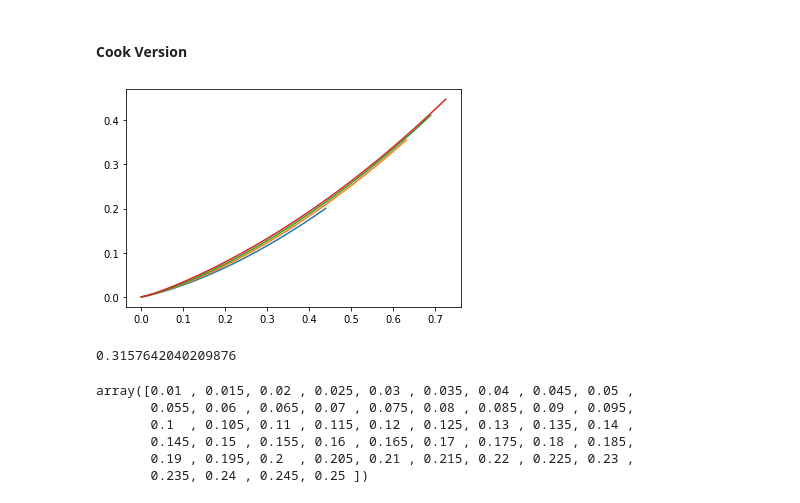
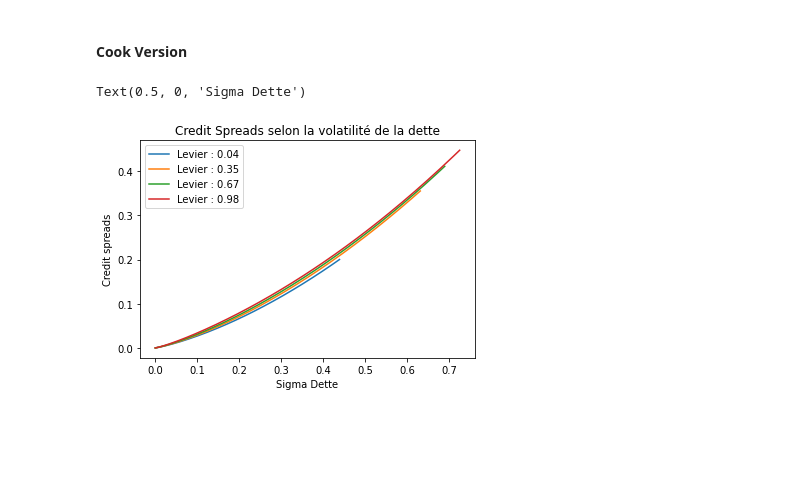
Before and after one commit to Damnsky100/Fixed-Income, a Jupyter notebook: TP/temp.ipynb, the cells around one changed output. Cells and saved outputs as stored; diff of their text form; code cells hidden in the pictures; blank space fills up the shorter version.

```diff
--- a/TP/temp.ipynb
+++ b/TP/temp.ipynb
@@ -81,24 +81,15 @@ def f_sigmaD2(V, F, sigmaV, r, T):
 # %%
 V_arr = [1/x for x in np.linspace(0.04, 0.98, 4)]
 F = 1
 T = 5
 r = 0.05
 sigmaV_array = np.linspace(0.01, 1.5 , 150)
 for V in V_arr:
-    plt.plot([f_sigmaD2(V, F, tmp, r, T) for tmp in sigmaV_array], [f_get_creditSpread2(V, F, r, tmp, T) for tmp in sigmaV_array])
+    plt.plot([f_sigmaD2(V, F, tmp, r, T) for tmp in sigmaV_array], [f_get_creditSpread2(V, F, r, tmp, T) for tmp in sigmaV_array], label = f"Levier : {round(1/V, 2)}")
+plt.legend()
+plt.title("Credit Spreads selon la volatilité de la dette")
+plt.ylabel("Credit spreads")
+plt.xlabel("Sigma Dette")
 # %% [output]
+Text(0.5, 0, 'Sigma Dette')
-[figure, old version]
+[figure, new version]
-# %%
-V = D+E
-sigmaV[-1] * norm.cdf(-(math.log(V / D) + (r + 0.5 * sigmaV[-1] ** 2) * T) / (sigmaV[-1] * math.sqrt(T)))
-# %% [output]
-0.3157642040209876
-# %%
-sigmaD
-# %% [output]
-array([0.01 , 0.015, 0.02 , 0.025, 0.03 , 0.035, 0.04 , 0.045, 0.05 ,
-       0.055, 0.06 , 0.065, 0.07 , 0.075, 0.08 , 0.085, 0.09 , 0.095,
-       0.1  , 0.105, 0.11 , 0.115, 0.12 , 0.125, 0.13 , 0.135, 0.14 ,
-       0.145, 0.15 , 0.155, 0.16 , 0.165, 0.17 , 0.175, 0.18 , 0.185,
-       0.19 , 0.195, 0.2  , 0.205, 0.21 , 0.215, 0.22 , 0.225, 0.23 ,
-       0.235, 0.24 , 0.245, 0.25 ])
```
